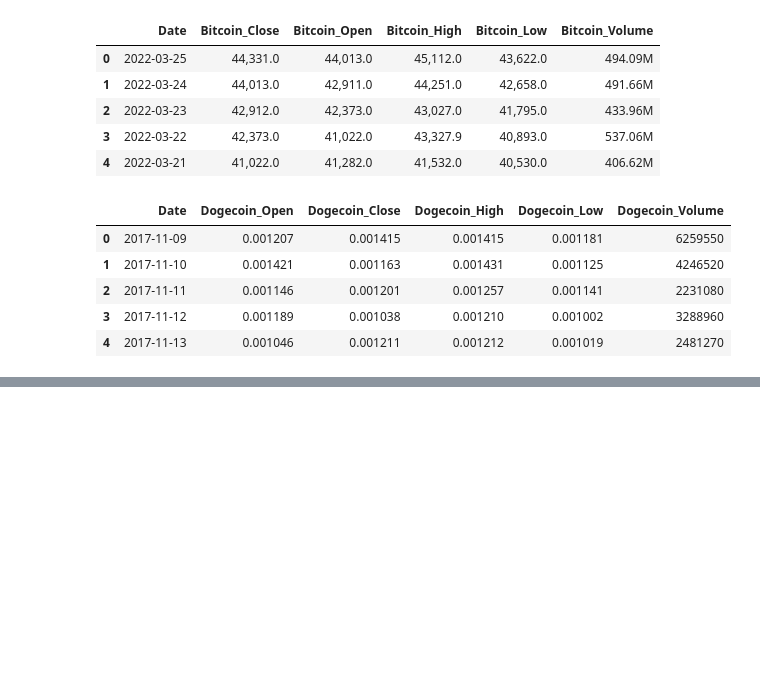
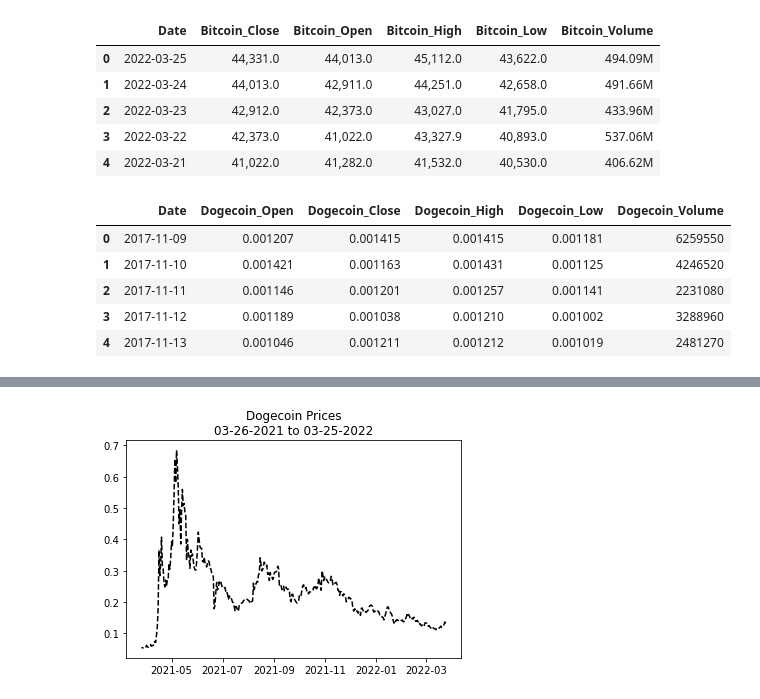
Before and after one commit to MarkWerden/Project-2, a Jupyter notebook: project2.ipynb, the cells around one changed output, grey strips where cells are left out. Drawn from its saved outputs; the diff is of its cells as text; code cells hidden in the pictures; blank space fills up the shorter version.

```diff
--- a/project2.ipynb
+++ b/project2.ipynb
@@ -231,6 +226,6 @@ TypeError: unsupported operand type(s) for -: 'str' and 'str'
 # %%
 # Calculate outliers for dogecoin
-dogecoin_price = blockchain_string["Dogecoin_Close"]
+dogecoin_price = blockchain_data["Dogecoin_Close"]
 quartiles = dogecoin_price.quantile([.25,.5,.75])
 lowerq = quartiles[0.25]
 upperq = quartiles[0.75]
@@ -246,0 +266,8 @@ Values above 0.1371625 could be outliers.
+# %%
+#Dogecoin Closes
+
+plt.plot(dogecoin_price, 'k--', label="Default")
+plt.title('Dogecoin Prices\n03-26-2021 to 03-25-2022')
+plt.show()
+# %% [output]
+[figure, added]
```
Also changed, not shown: parts of 14 cells of this notebook.
